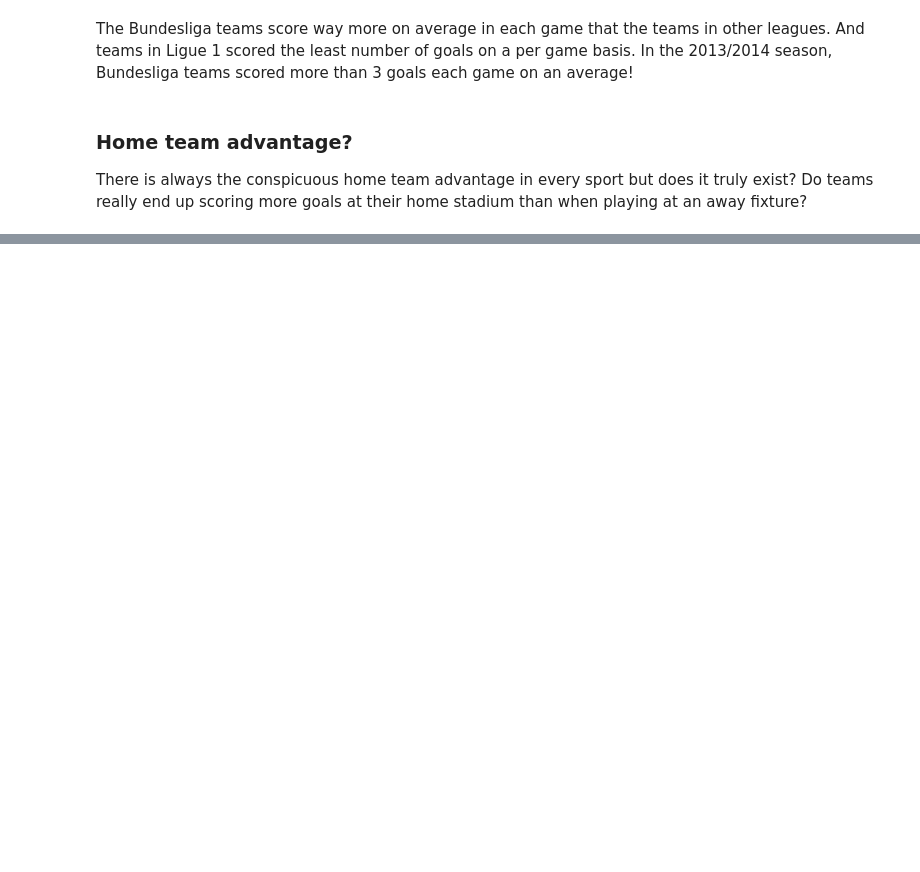
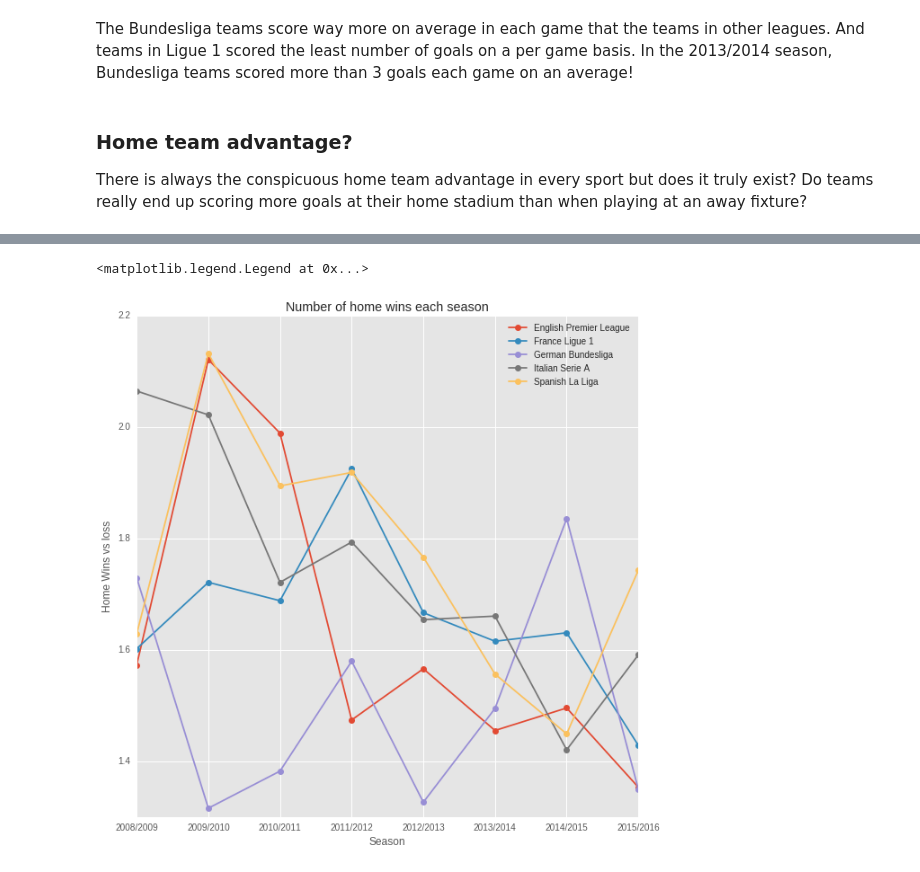
Before and after one commit to rsibi/Springboard, a Jupyter notebook: DataStory/European Leagues.ipynb, the cells around one changed output, grey strips where cells are left out. Cells and saved outputs as stored; diff of their text form; code cells hidden in the pictures; blank space fills up the shorter version.

```diff
--- a/DataStory/European Leagues.ipynb
+++ b/DataStory/European Leagues.ipynb
@@ -142,0 +151,26 @@ All the (home-goals/away-goals) ratios are above 1 and most leagues we can consi
+# %%
+#Subsetting homewins vs homeloss from each of the leagues - ignoring draws.
+e_hw = np.true_divide(english[english.result == 1].groupby('season').result.sum().values,english[english.result == -1].groupby('season').result.sum().values * -1)
+f_hw = np.true_divide(french[french.result == 1].groupby('season').result.sum().values,french[french.result == -1].groupby('season').result.sum().values *-1)
+g_hw = np.true_divide(german[german.result == 1].groupby('season').result.sum().values,german[german.result == -1].groupby('season').result.sum().values*-1)
+i_hw = np.true_divide(italian[italian.result == 1].groupby('season').result.sum().values,italian[italian.result == -1].groupby('season').result.sum().values*-1)
+s_hw = np.true_divide(spanish[spanish.result == 1].groupby('season').result.sum().values,spanish[spanish.result == -1].groupby('season').result.sum().values*-1)
+# %%
+#Plotting number of home wins vs home losses each season
+fig = plt.figure(figsize=(10, 10))
+plt.xticks(range(len(seasons)),seasons)
+plt.style.use('ggplot')
+plt.xlim = (-20,20)
+plt.ylim = (0,120)
+plt.title("Number of home wins each season")
+plt.xlabel("Season")
+plt.ylabel("Home Wins vs loss")
+plt.plot(num_seasons,e_hw,label = "English Premier League", marker = 'o')
+plt.plot(num_seasons,f_hw,label = "France Ligue 1", marker = 'o')
+plt.plot(num_seasons,g_hw,label = "German Bundesliga", marker = 'o')
+plt.plot(num_seasons,i_hw,label = "Italian Serie A", marker = 'o')
+plt.plot(num_seasons,s_hw,label = "Spanish La Liga", marker = 'o')
+plt.legend(loc = 1)
+# %% [output]
+<matplotlib.legend.Legend at 0x...>
+[figure, added]
```
Also changed, not shown: parts of 15 cells of this notebook.
